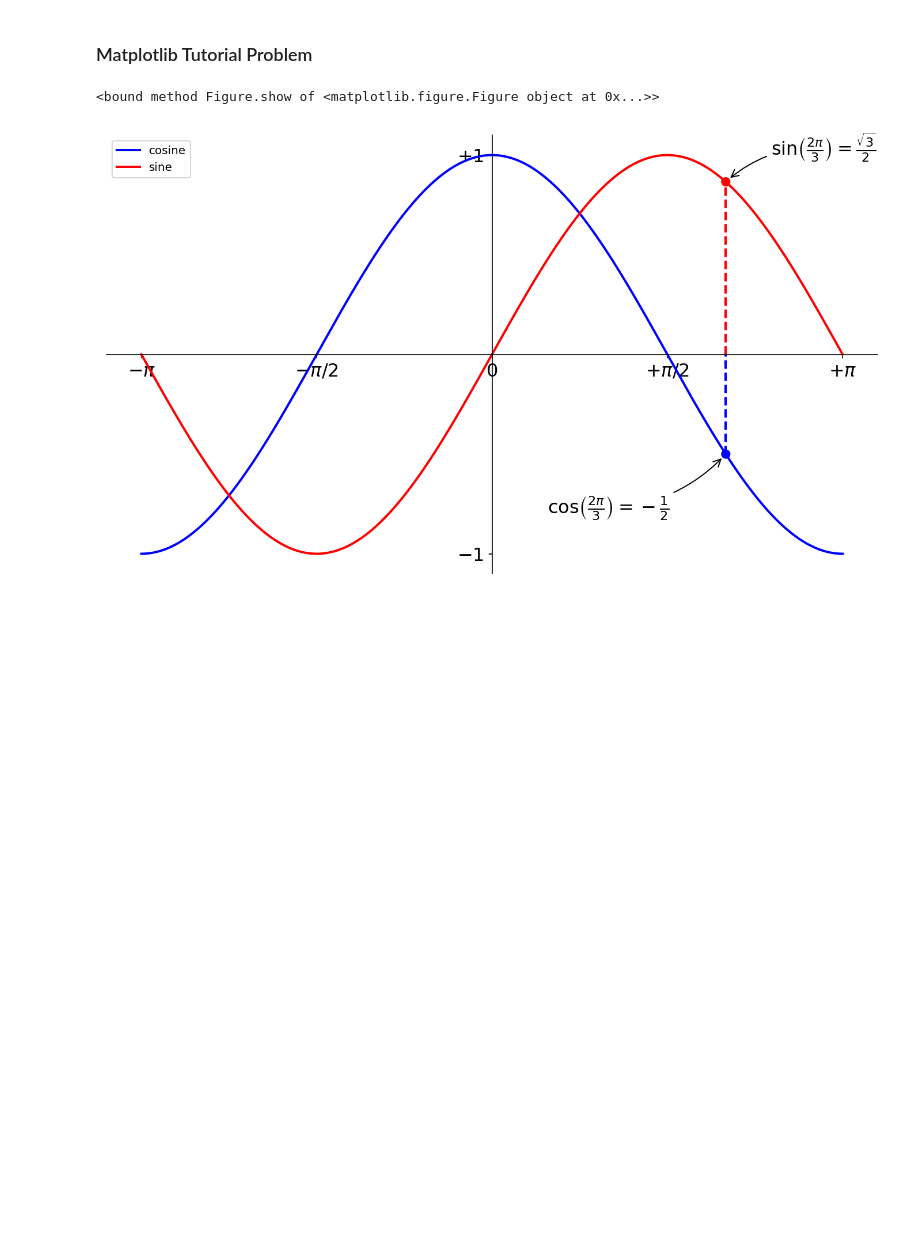
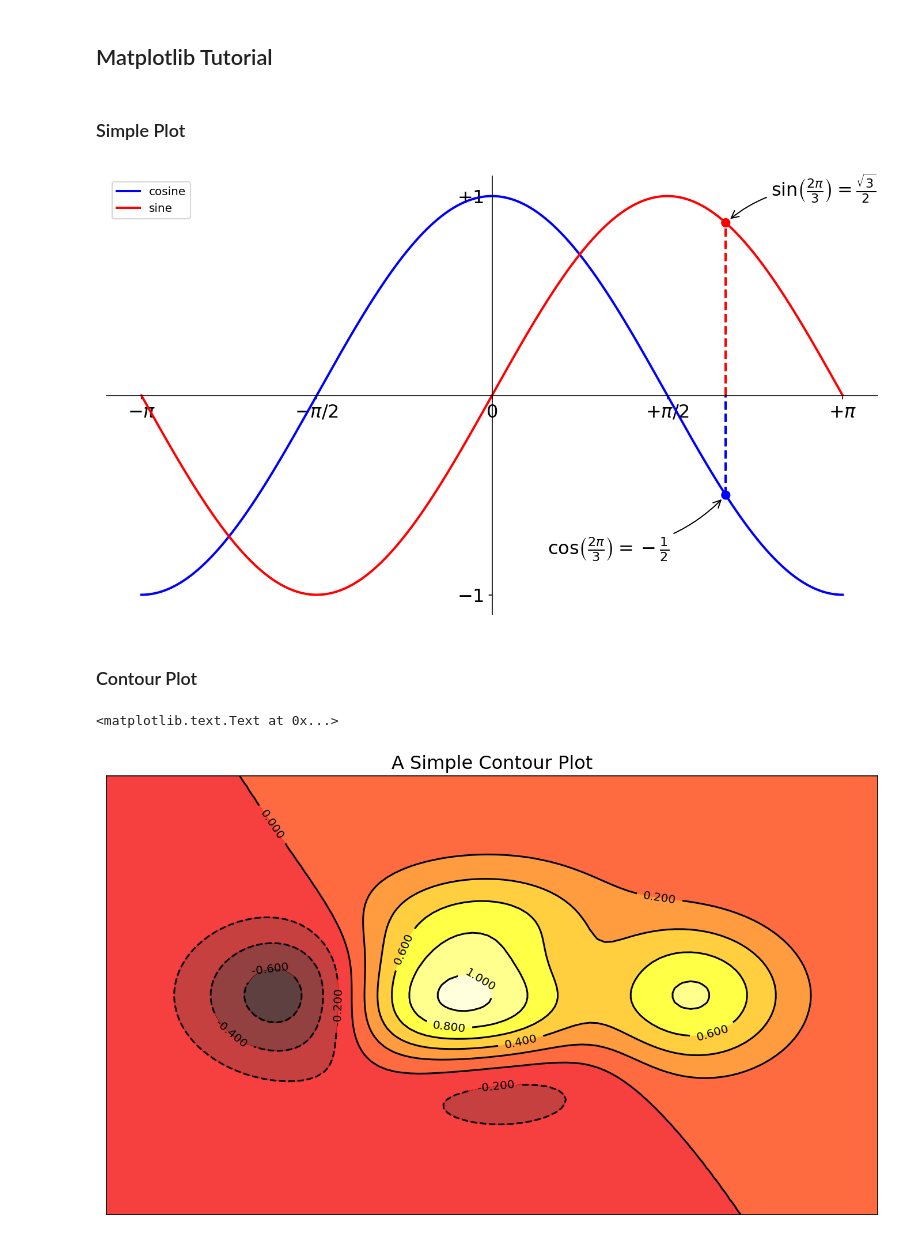
Before and after one commit to chapman-cs510-2017f/cw-07-logan_julie, a Jupyter notebook: matplotlib-tutorial.ipynb, the cells around one changed output. Saved outputs shown, nothing was run; the diff lists cells and outputs as text; code cells hidden in the pictures; blank space fills up the shorter version.

```diff
--- a/matplotlib-tutorial.ipynb
+++ b/matplotlib-tutorial.ipynb
@@ -2,7 +2,9 @@
 import matplotlib.pyplot as plt
 import numpy as np
 # %% [markdown]
-### Matplotlib Tutorial Problem ###
+## Matplotlib Tutorial ##
+# %% [markdown]
+### Simple Plot ###
 # %%
 fig, ax = plt.subplots(1,1)
 
@@ -41,8 +43,27 @@ ax.set_yticklabels([r'$-1$', r'$+1$'])
 for label in ax.get_xticklabels() + ax.get_yticklabels():
     label.set_size(16)
     label.set_bbox(dict(facecolor='white', edgecolor='None', alpha=0.65))
-
-fig.show
 # %% [output]
-<bound method Figure.show of <matplotlib.figure.Figure object at 0x...>>
 [figure]
+# %% [markdown]
+### Contour Plot ###
+# %%
+fig, ax = plt.subplots()
+def f(x,y):
+    return (1 - x / 2 + x ** 5 + y ** 3) * np.exp(-x ** 2 -y ** 2)
+
+x = np.linspace(-3,3,100)
+y = np.linspace(-3,3,100)
+X, Y = np.meshgrid(x,y)
+
+ax.contourf(X,Y, f(X,Y), 8, cmap='hot', alpha=0.75)
+C = ax.contour(X,Y, f(X,Y), 8, colors='black')
+ax.clabel(C, inline=1, fontsize=10)
+
+ax.set_xticks([])
+ax.set_yticks([])
+
+ax.set_title("A Simple Contour Plot", size=16)
+# %% [output]
+<matplotlib.text.Text at 0x...>
+[figure, added]
```
Also changed, not shown: parts of 4 cells of this notebook, 2 other files.
